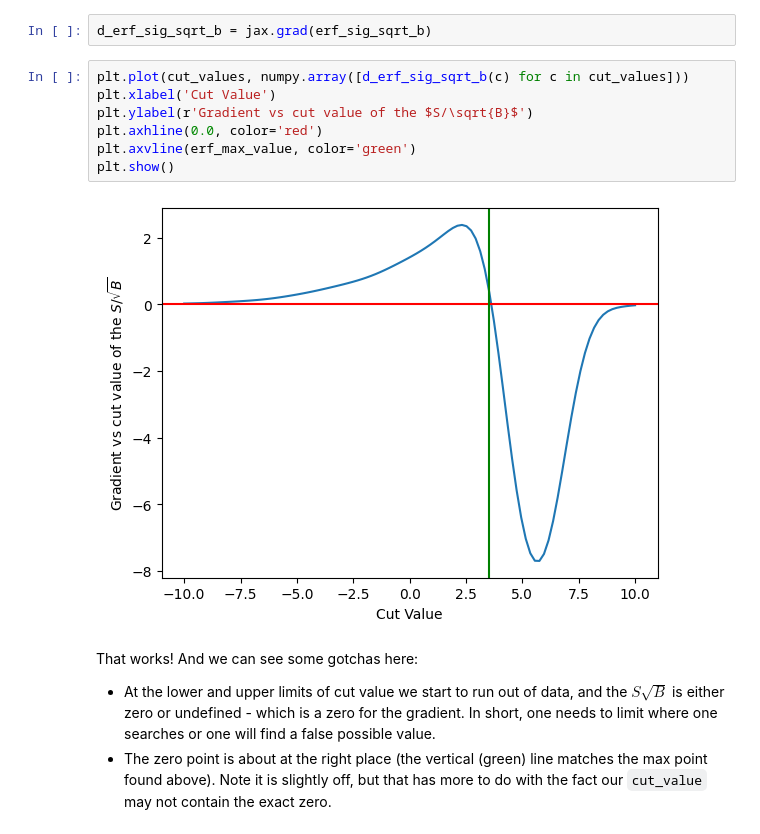
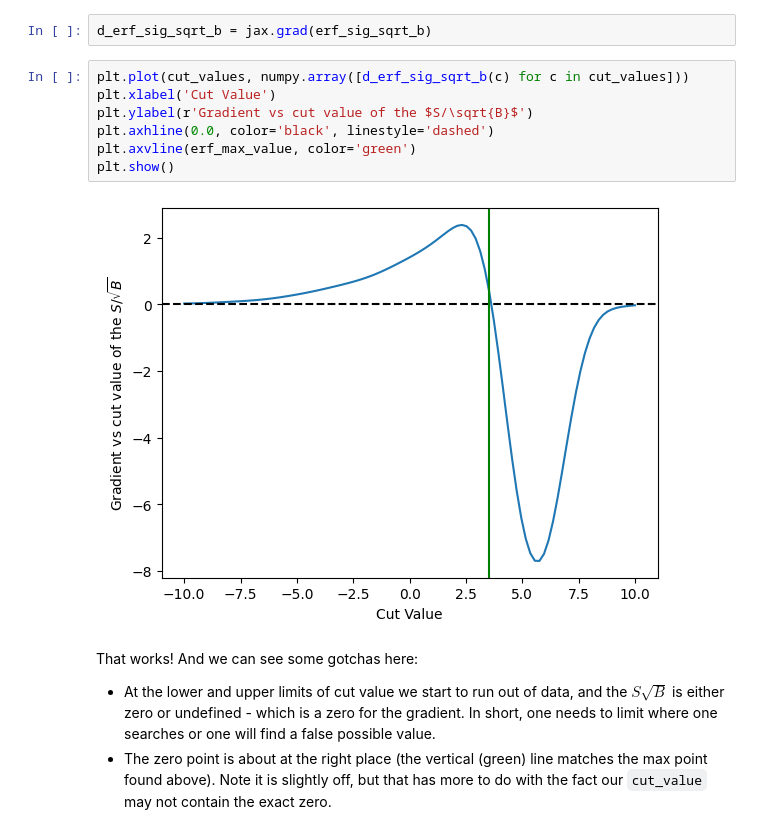
Before and after one commit to gordonwatts/diff-prog-intro, a Jupyter notebook: book/jax.ipynb, the cells around one changed output. Cells and saved outputs as stored; diff of their text form.

```diff
--- a/book/jax.ipynb
+++ b/book/jax.ipynb
@@ -101,12 +101,12 @@ d_erf_sig_sqrt_b = jax.grad(erf_sig_sqrt_b)
 # %%
 plt.plot(cut_values, numpy.array([d_erf_sig_sqrt_b(c) for c in cut_values]))
 plt.xlabel('Cut Value')
 plt.ylabel(r'Gradient vs cut value of the $S/\sqrt{B}$')
-plt.axhline(0.0, color='red')
+plt.axhline(0.0, color='black', linestyle='dashed')
 plt.axvline(erf_max_value, color='green')
 plt.show()
 # %% [output]
-[figure, old version]
+[figure, new version]
 # %% [markdown]
 That works! And we can see some gotchas here:
 
```
Also changed, not shown: 1 other file.
